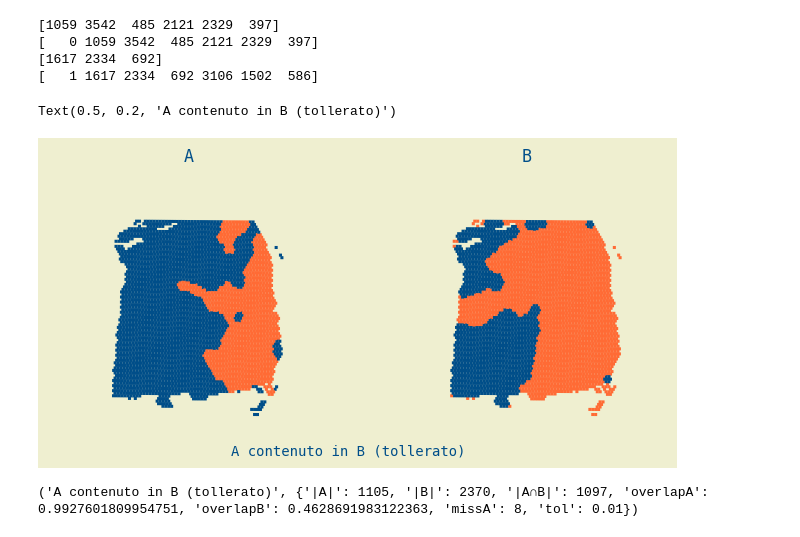
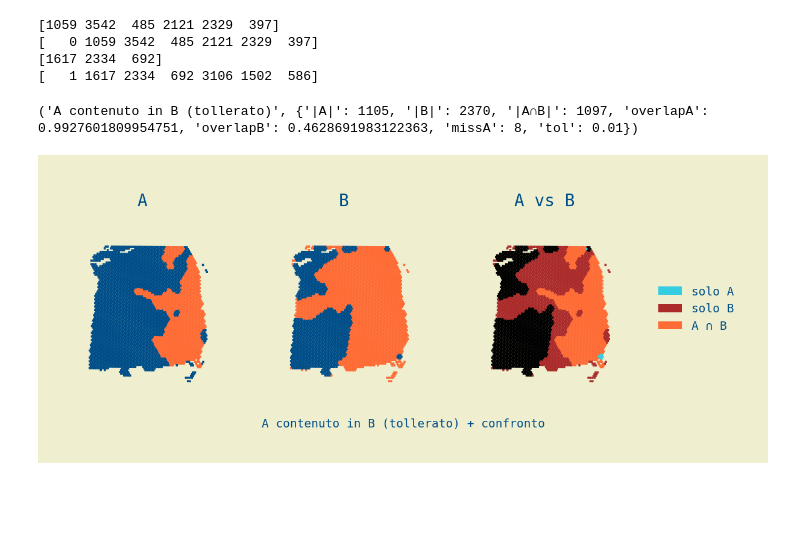
Before and after one commit to Cero1998/Tesi_Cerinelli, a Jupyter notebook: progetto_spunto/progetto/neighbors.ipynb, the cells around one changed output. Cells and saved outputs as stored; diff of their text form; code cells hidden in the pictures; blank space fills up the shorter version.

```diff
--- a/progetto_spunto/progetto/neighbors.ipynb
+++ b/progetto_spunto/progetto/neighbors.ipynb
@@ -189,6 +205,15 @@ binaryMasks = np.load("trasnformed_gdata.npy")  #tutte le binary mask dei 900 ge
                                                 #mi dicono se nello spot 0 il gene è attivo o meno,
                                                 #se nello spot 1 il gene è attivo o meno ecc...
 # %%
+def labels_from_two_masks(maskA, maskB):
+    A = (np.asarray(maskA) == 1)
+    B = (np.asarray(maskB) == 1)
+    labels = np.zeros_like(A, dtype=int)   # 0 = nessuno
+    labels[np.where(A & ~B)] = 1           # 1 = solo A
+    labels[np.where(~A & B)] = 2           # 2 = solo B
+    labels[np.where(A & B)]  = 3           # 3 = A ∩ B
+    return labels
+
 def mask_to_set(mask):
     maskArray = np.asarray(mask)
     return set(np.flatnonzero(maskArray == 1)) #Mi torno gli indici (gli spot) in cui il gene è attivo
@@ -239,7 +264,7 @@ def classify_relation_soft(maskA, maskB, neighbors,contain_tol=0.01):   # contai
                 {"|A|": len(A), "|B|": len(B), "|A∩B|": len(inter),
                  "overlapA": overlapA, "overlapB": overlapB})
 
-    if are_touching(A, B, neighbors) and (overlapA < 0.05) and (overlapB < 0.05):
+    if are_touching(A, B, neighbors) and (overlapA < 0.03) and (overlapB < 0.03):
         return ("Si toccano (adiacenti, poco overlap)",
                 {"|A|": len(A), "|B|": len(B), "|A∩B|": len(inter),
                  "overlapA": overlapA, "overlapB": overlapB})
@@ -254,40 +275,62 @@ binaryMask14 = binaryMasks[14]
 # %%
-fig, (ax1, ax2) = plt.subplots(1, 2, figsize=(8, 5))
+binaryMask0 = binaryMasks[0]
+binaryMask1 = binaryMasks[14]
+print(classify_relation_soft(binaryMask0, binaryMask1,vicini_filtrati))
+
+fig, (ax1, ax2, ax3,ax4) = plt.subplots(1, 4, figsize=(12, 5),
+                                           gridspec_kw={"width_ratios":[1.2, 1.2, 1.2, 0.7]},
+                                           constrained_layout=True)
 array_data = scdata.X.toarray().T
 
 plot_spatial_scatter(
     scdata,
     binaryMask0,
     cmap         = myCMAP,
     spines_color = W,
     size         = 1.5,
     shape        = "square",
     ax           = ax1,
     title        = "A",)
 
 plot_spatial_scatter(
     scdata,
-    binaryMask14,
+    binaryMask1,
     cmap         = myCMAP,
     spines_color = W,
     size         = 1.5,
     shape        = "square",
     ax           = ax2,
     title        = "B")
 
 fig.text(
-    0.5, 0.2,
-    "A contenuto in B (tollerato)",
+    0.5, 0.1,
+    "A contenuto in B (tollerato) + confronto",
     ha="center", va="bottom"
 )
+
+labels = labels_from_two_masks(binaryMask0, binaryMask1)
+
+plot_spatial_scatter(
+    scdata,
+    labels,                 # array 0..3
+    cmap         = cmap_3,  # colormap discreta
+    spines_color = W,
+    size         = 1.5,
+    shape        = "square",
+    ax           = ax3,
+    title        = "A vs B",
+)
+
+ax4.legend(handles=[
+    Patch(facecolor=c1,   label="solo A"),
+    Patch(facecolor=c2,   label="solo B"),
+    Patch(facecolor=Or,   label="A ∩ B"),
+], loc="center left", frameon=False)
+ax4.axis('off')
+
+plt.show()
 # %% [output]
-Text(0.5, 0.2, 'A contenuto in B (tollerato)')
+('A contenuto in B (tollerato)', {'|A|': 1105, '|B|': 2370, '|A∩B|': 1097, 'overlapA': 0.9927601809954751, 'overlapB': 0.4628691983122363, 'missA': 8, 'tol': 0.01})
-[figure, old version]
+[figure, new version]
-# %%
-mask0 = mask_to_set(binaryMask0)
-mask14 = mask_to_set(binaryMask14)
-print(classify_relation_soft(binaryMask0, binaryMask14, vicini_filtrati))
-# %% [output]
-('A contenuto in B (tollerato)', {'|A|': 1105, '|B|': 2370, '|A∩B|': 1097, 'overlapA': 0.9927601809954751, 'overlapB': 0.4628691983122363, 'missA': 8, 'tol': 0.01})
 # %%
 binaryMask0 = binaryMasks[7]
```
Also changed, not shown: parts of 17 cells of this notebook, 6 other files.
